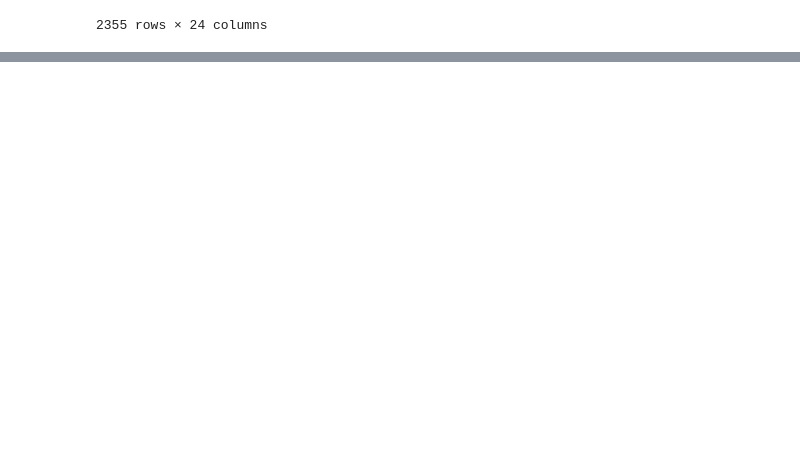
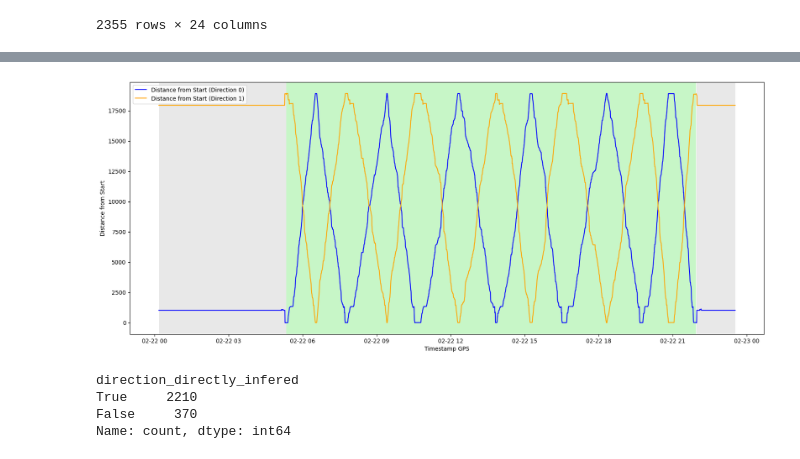
Before and after one commit to prefeitura-rio/smtr_previsao_tempo_chegada, a Jupyter notebook: fgv/main.ipynb, the cells around one changed output, grey strips where cells are left out. Drawn from its saved outputs; the diff is of its cells as text; code cells hidden in the pictures; blank space fills up the shorter version.

Commit message:
Add methods to infer the bus direction along the specified route

```diff
--- a/fgv/main.ipynb
+++ b/fgv/main.ipynb
@@ -126,0 +194,52 @@ gps.gps_df[gps.gps_df["in_route"] == True]
+# %%
+# Assuming gps.gps_df is your DataFrame and it's already loaded
+df = gps.gps_df
+
+# Create a new figure and axis
+fig, ax = plt.subplots(1, 1, figsize=(20, 8))
+
+# Convert timestamp_gps to datetime64 on the datafrmae column
+df['timestamp_gps'] = pd.to_datetime(df['timestamp_gps'])
+
+timestamp = df['timestamp_gps'].to_numpy()
+distance_from_start_0 = df['distance_from_start_0'].to_numpy()
+distance_from_start_1 = df['distance_from_start_1'].to_numpy()
+
+ax.plot(timestamp, distance_from_start_0, label='Distance from Start (Direction 0)', color='blue')
+ax.plot(timestamp, distance_from_start_1, label='Distance from Start (Direction 1)', color='orange')
+
+# Get unique values from 'in_route' column and create a colormap
+colors = {True: 'lightgreen', False: 'lightgrey'}  # Modify colors as needed
+
+# Group by 'in_route' status and apply coloring
+in_route = df['in_route'].to_numpy()
+
+# Find indices where 'in_route' changes
+change_indices = np.where(in_route[:-1] != in_route[1:])[0] + 1
+
+# Include the start and end of the array
+change_indices = np.concatenate(([0], change_indices, [len(in_route)]))
+
+# Apply coloring to the background based on 'in_route' values
+for start, end in zip(change_indices[:-1], change_indices[1:]):
+    ax.axvspan(timestamp[start], timestamp[end-1], facecolor=colors[in_route[start]], alpha=0.5)
+
+# Add legend and labels
+ax.set_xlabel('Timestamp GPS')
+ax.set_ylabel('Distance from Start')
+ax.legend()
+
+# Show plot
+plt.show()
+# %% [output]
+[figure, added]
+# %%
+# Assign the direction and direction inference to each GPS point
+df['direction'], df['direction_directly_infered'] = utils.assign_direction(df['in_route'].to_numpy(), df['distance_from_start_0'].to_numpy(), df['distance_from_start_1'].to_numpy(), N=8)
+
+df['direction_directly_infered'].value_counts()
+# %% [output]
+direction_directly_infered
+True     2210
+False     370
+Name: count, dtype: int64
```
Also changed, not shown: parts of 8 cells of this notebook, 3 other files.
